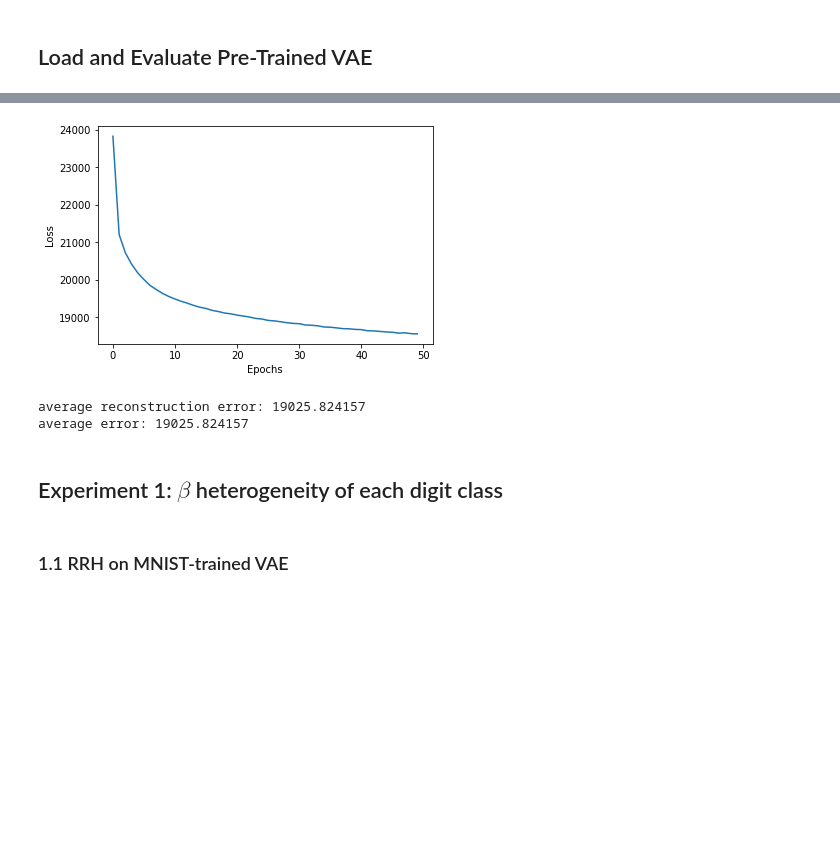
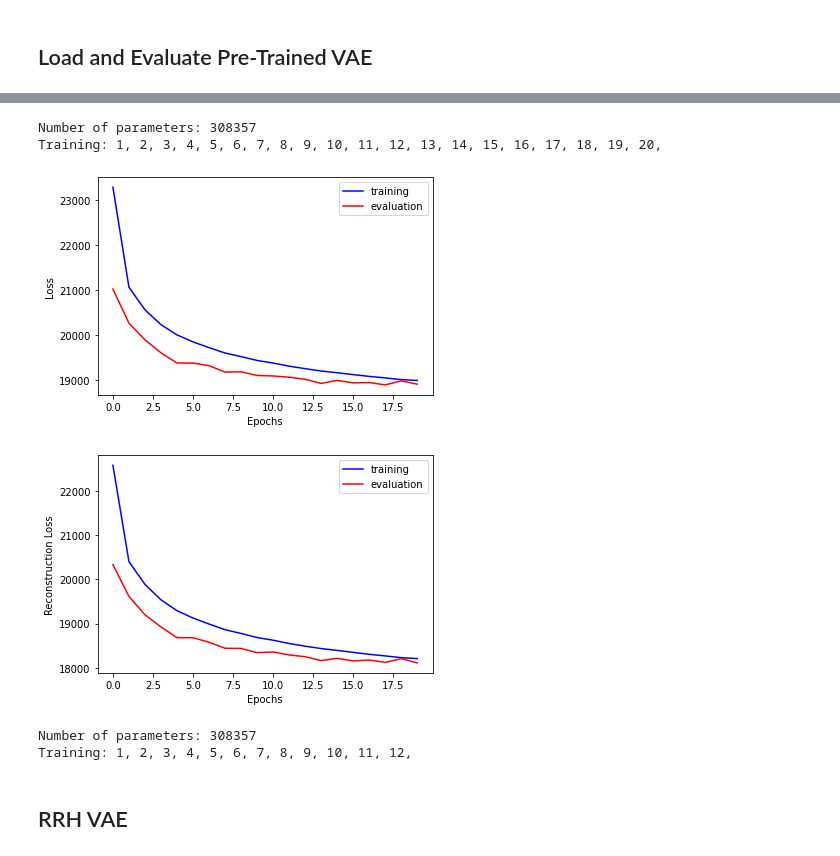
Before and after one commit to harvey2phase/rrh-MNIST, a Jupyter notebook: RRH_MNIST.ipynb, the cells around one changed output, grey strips where cells are left out. Saved outputs shown, nothing was run; the diff lists cells and outputs as text; code cells hidden in the pictures; blank space fills up the shorter version.

```diff
--- a/RRH_MNIST.ipynb
+++ b/RRH_MNIST.ipynb
@@ -18,16 +31,3 @@ from torchvision.datasets import MNIST
-# %%
-LAT_DIM = 2
-EPOCH_NUM = 50
-BATCH_SIZE = 128
-CAPACITY = 64
-LRN_RATE = 1e-3
-VAR_BETA = 1
-
-KERN_SIZE = 4
-STRIDE = 2
-PAD = 1
-
-GPU = True
 # %%
 class Encoder(nn.Module):
     def __init__(self):
@@ -183,0 +249,11 @@ def pool_covariance(means, covs):
+# %%
+def plot_loss(train_loss_avg, eval_loss_avg, i = 0, y = "Loss"):
+    plt.ion()
+
+    fig = plt.figure(i)
+    plt.plot(train_loss_avg, c = "blue", label = "training")
+    plt.plot(eval_loss_avg, c = "red", label = "evaluation")
+    plt.xlabel('Epochs')
+    plt.ylabel(y)
+    plt.legend()
+    plt.show()
@@ -320,9 +386,0 @@ def train_one_model():
-# %%
-def plot_loss(train_loss_avg, i):
-    plt.ion()
-
-    fig = plt.figure(i)
-    plt.plot(train_loss_avg)
-    plt.xlabel('Epochs')
-    plt.ylabel('Loss')
-    plt.show()
@@ -375,11 +386,0 @@ Epoch [50 / 50] | avg recon error: 17739.738281 | avg error: 18555.258858
-# %%
-plot_loss(train_loss_avg, 0)
-# %% [output]
-[figure, removed]
-# %%
-eval_model(vae)
-# %% [output]
-average reconstruction error: 19025.824157
-average error: 19025.824157
-# %% [markdown]
-## Experiment 1: $\beta$ heterogeneity of each digit class
@@ -425,5 +387,21 @@ def plot_rrh(gammas, alphas, betas):
+# %%
+vae, train_recon_loss_avg, train_loss_avg, test_recon_loss_avg, test_loss_avg = train_one_model()
+plot_loss(train_loss_avg, test_loss_avg)
+plot_loss(train_recon_loss_avg, test_recon_loss_avg, y = "Reconstruction Loss")
+# %% [output]
+Number of parameters: 308357
+Training: 1, 2, 3, 4, 5, 6, 7, 8, 9, 10, 11, 12, 13, 14, 15, 16, 17, 18, 19, 20,
+[figure, added]
+[figure, added]
+# %%
+vae2, train_recon_loss_avg, train_loss_avg, test_recon_loss_avg, test_loss_avg = train_one_model()
+plot_loss(train_loss_avg, test_loss_avg)
+plot_loss(train_recon_loss_avg, test_recon_loss_avg, y = "Reconstruction Loss")
+# %% [output]
+Number of parameters: 308357
+Training: 1, 2, 3, 4, 5, 6, 7, 8, 9, 10, 11, 12,
 # %% [markdown]
-### 1.1 RRH on MNIST-trained VAE
+## RRH VAE
 # %%
 gammas, alphas, betas = calculate_rrh(vae)
 plot_rrh(gammas, alphas, betas)
```
Also changed, not shown: parts of 31 cells of this notebook.
